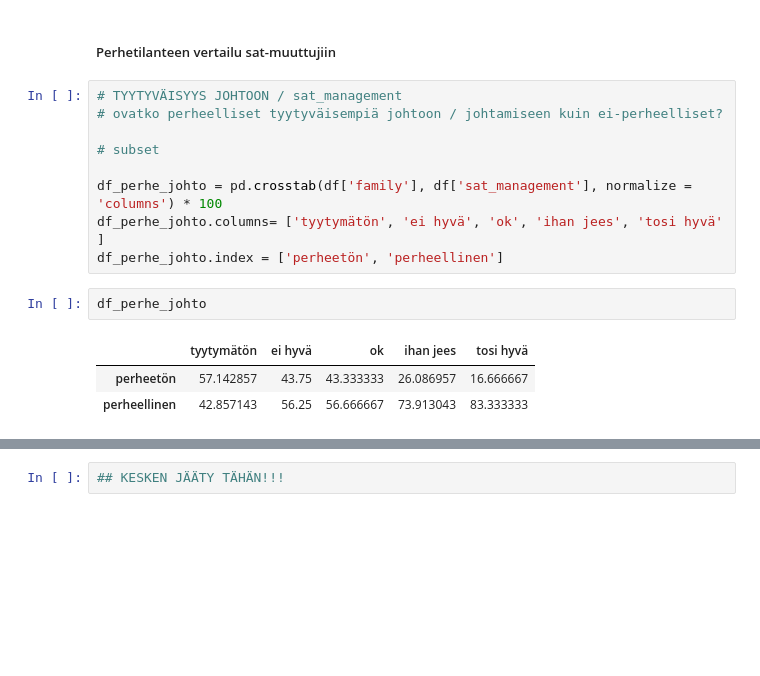
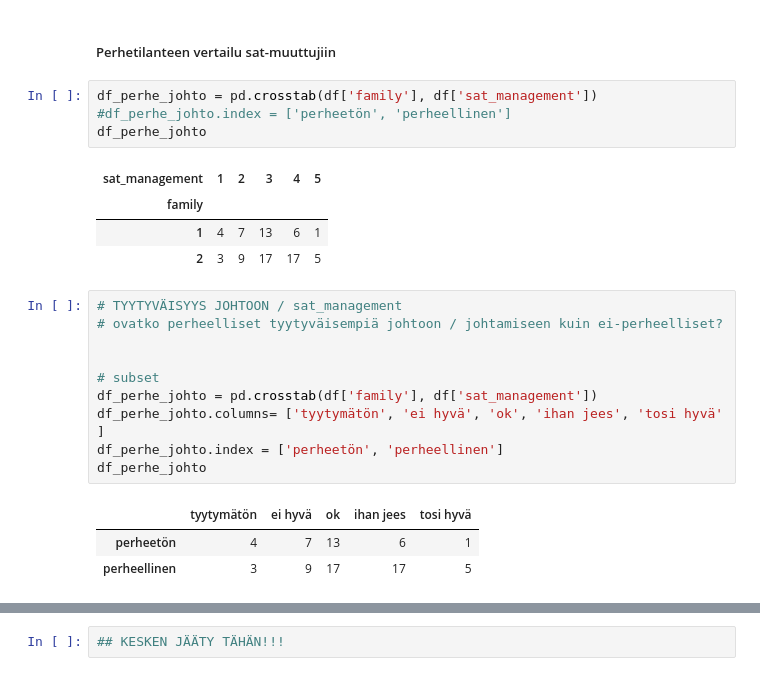
Before and after one commit to Hildura/Tiedonk-sittely-Pytjonilla-Ryhm-5, a Jupyter notebook: Projekti/Analyzing_WorkPlaceSatisfactionSurveyData.ipynb, the cells around one changed output, grey strips where cells are left out. Cells and saved outputs as stored; diff of their text form; blank space fills up the shorter version.

Commit message:
Perhe + johto tyytyväisyys kombo

```diff
--- a/Projekti/Analyzing_WorkPlaceSatisfactionSurveyData.ipynb
+++ b/Projekti/Analyzing_WorkPlaceSatisfactionSurveyData.ipynb
@@ -231,18 +231,26 @@ plt.show()
 [figure]
 # %% [markdown]
 ##### Perhetilanteen vertailu sat-muuttujiin
+# %%
+df_perhe_johto = pd.crosstab(df['family'], df['sat_management'])
+#df_perhe_johto.index = ['perheetön', 'perheellinen']
+df_perhe_johto
+# %% [output]
+| sat_management | 1 | 2 | 3 | 4 | 5 |
+| family |  |  |  |  |  |
+| 1 | 4 | 7 | 13 | 6 | 1 |
+| 2 | 3 | 9 | 17 | 17 | 5 |
 # %%
 # TYYTYVÄISYYS JOHTOON / sat_management
 # ovatko perheelliset tyytyväisempiä johtoon / johtamiseen kuin ei-perheelliset?
 
+
 # subset
-
-df_perhe_johto = pd.crosstab(df['family'], df['sat_management'], normalize = 'columns') * 100
+df_perhe_johto = pd.crosstab(df['family'], df['sat_management'])
 df_perhe_johto.columns= ['tyytymätön', 'ei hyvä', 'ok', 'ihan jees', 'tosi hyvä' ]
 df_perhe_johto.index = ['perheetön', 'perheellinen']
+df_perhe_johto
+# %% [output]
+|  | tyytymätön | ei hyvä | ok | ihan jees | tosi hyvä |
+| perheetön | 4 | 7 | 13 | 6 | 1 |
+| perheellinen | 3 | 9 | 17 | 17 | 5 |
-# %%
-df_perhe_johto
-# %% [output]
-|  | tyytymätön | ei hyvä | ok | ihan jees | tosi hyvä |
-| perheetön | 57.142857 | 43.75 | 43.333333 | 26.086957 | 16.666667 |
-| perheellinen | 42.857143 | 56.25 | 56.666667 | 73.913043 | 83.333333 |
```
Also changed, not shown: parts of 1 cell of this notebook.
